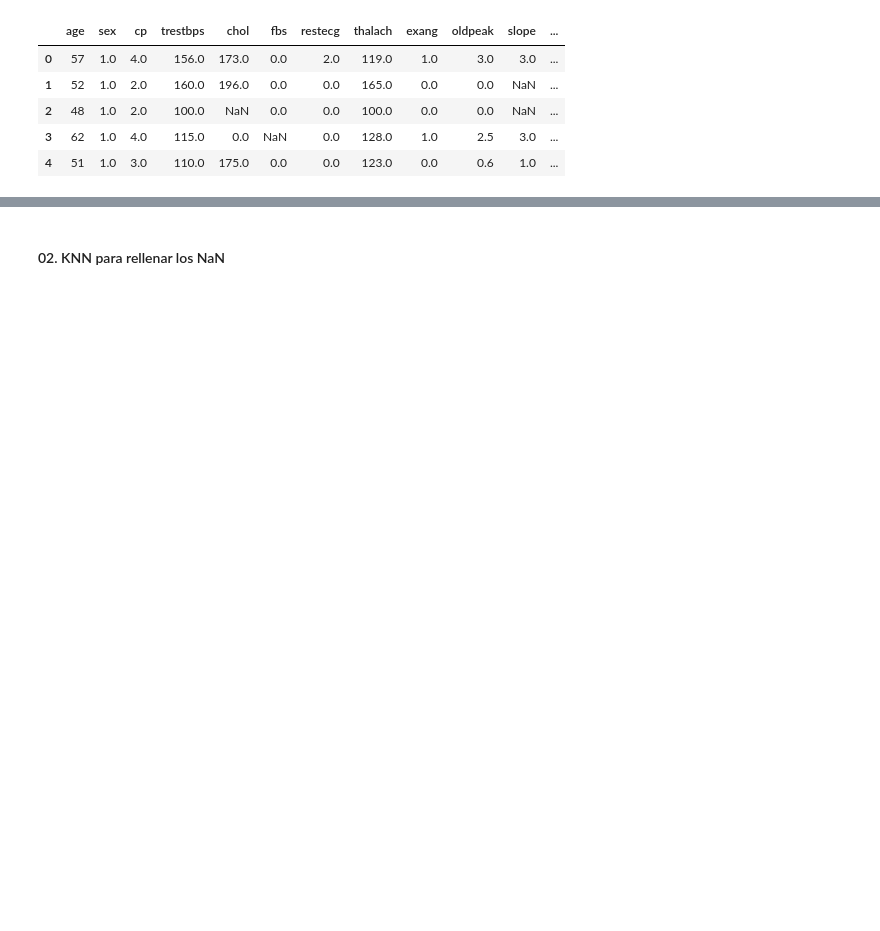
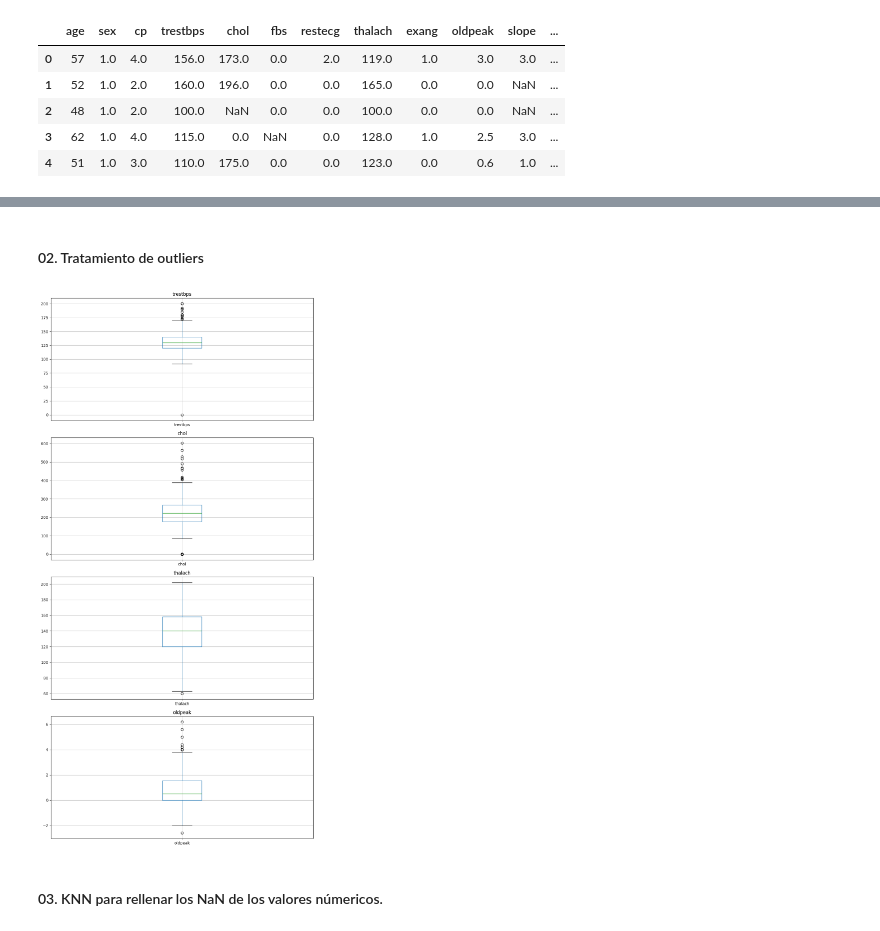
Before and after one commit to emartgo/mdata_dp3, a Jupyter notebook: 01_dp3_EDA/dp3_EDA.ipynb, the cells around one changed output, grey strips where cells are left out. Drawn from its saved outputs; the diff is of its cells as text; code cells hidden in the pictures; blank space fills up the shorter version.

```diff
--- a/01_dp3_EDA/dp3_EDA.ipynb
+++ b/01_dp3_EDA/dp3_EDA.ipynb
@@ -408,4 +442,19 @@ data_train.head()
+# %% [markdown]
+#### 02. Tratamiento de outliers
+# %%
+continuous_cols = ['trestbps', 'chol', 'thalach', 'oldpeak']
+
+# Dibujar boxplots para cada columna continua
+plt.figure(figsize=(10, 20))
+for i, col in enumerate(continuous_cols):
+    plt.subplot(len(continuous_cols), 1, i + 1)
+    data_train.boxplot(column=col)
+    plt.title(col)
+plt.tight_layout()
+plt.show()
+# %% [output]
+[figure, added]
 # %% [markdown]
-#### 02. KNN para rellenar los NaN
+#### 03. KNN para rellenar los NaN de los valores númericos.
 # %%
 from sklearn.impute import KNNImputer
```
Also changed, not shown: parts of 22 cells of this notebook, 3 other files.
